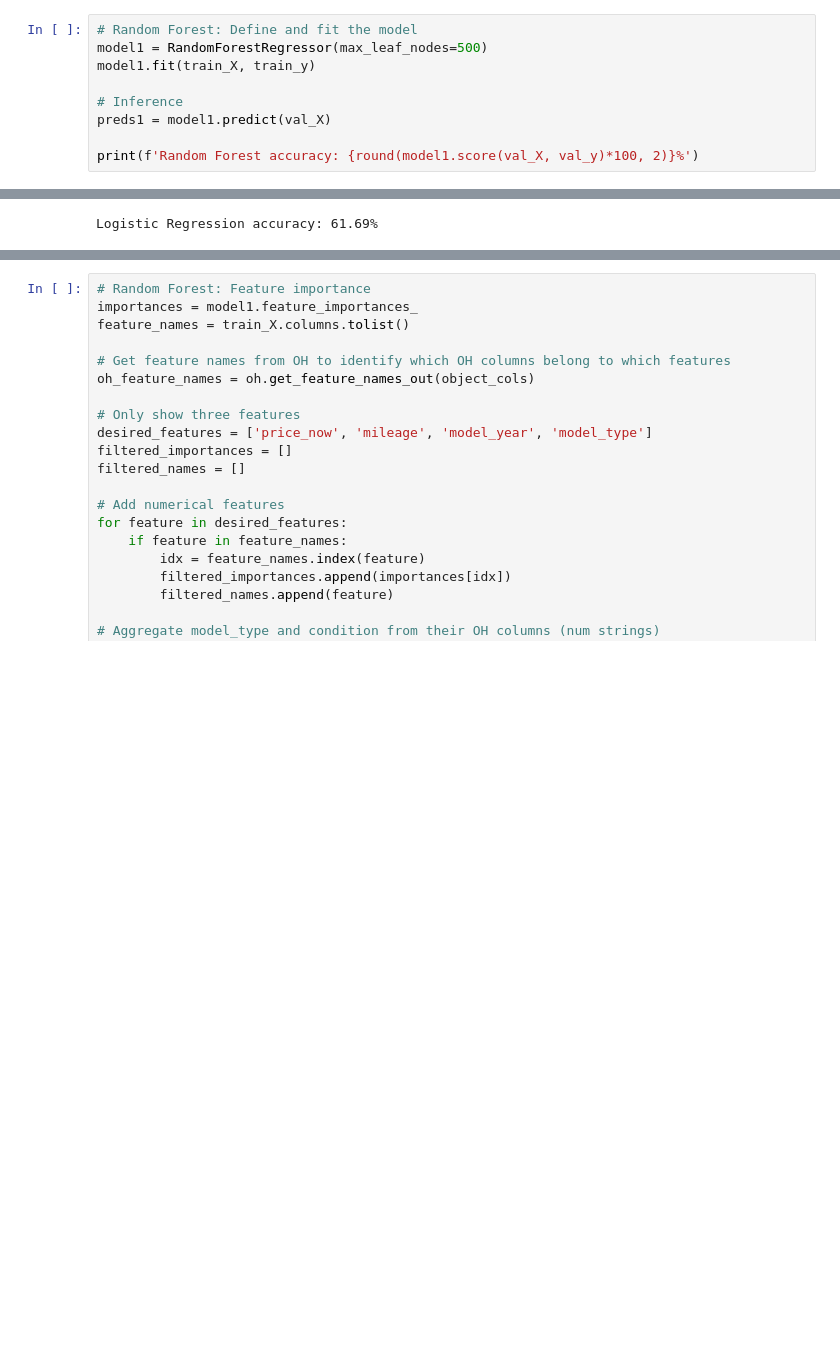
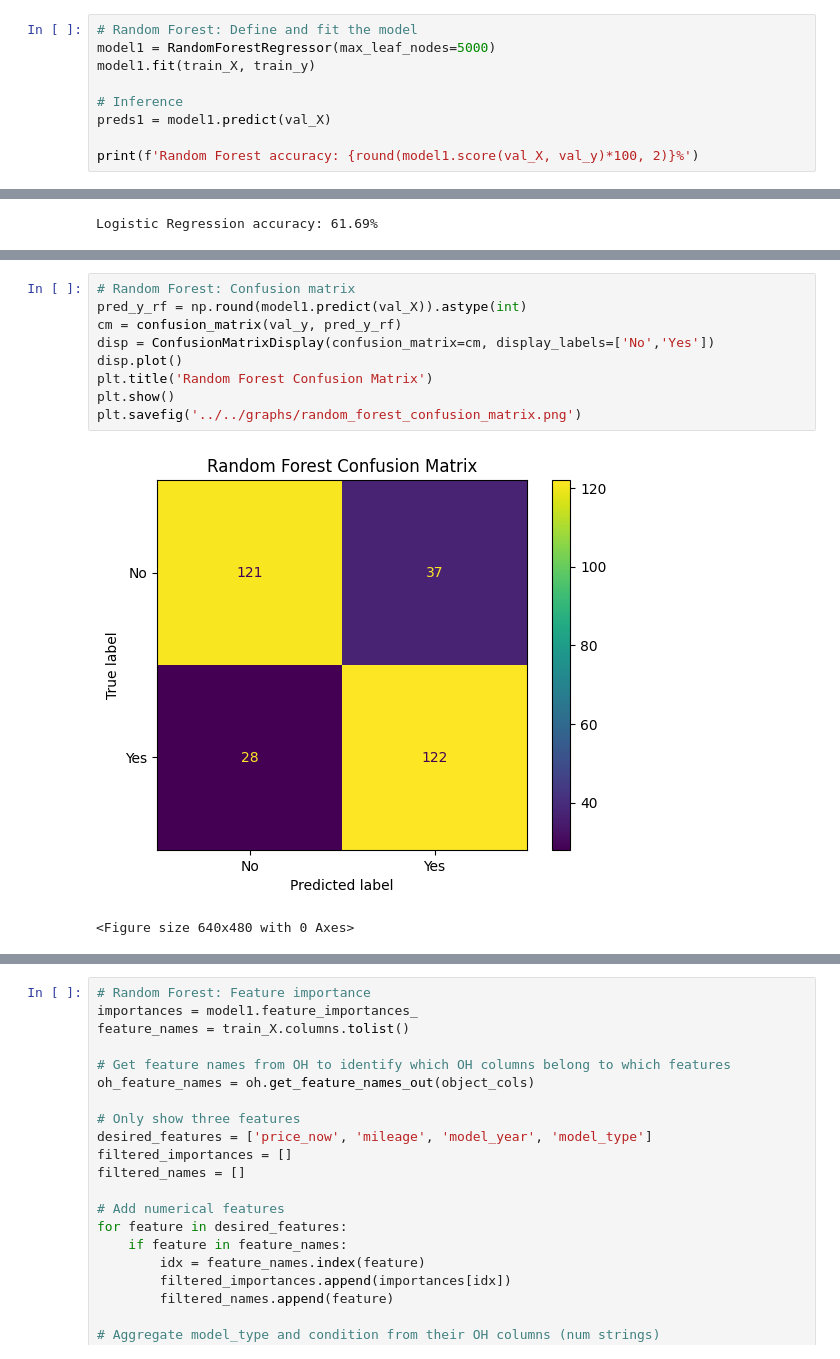
Before and after one commit to petpeevephobia/porsche-appreciation-predictor, a Jupyter notebook: project/notebooks/02_preprocessing_and_training.ipynb, the cells around one changed output, grey strips where cells are left out. Drawn from its saved outputs; the diff is of its cells as text; blank space fills up the shorter version.

Commit message:
feat: measure roc-auc and confusion matrices for rf and lr models

```diff
--- a/project/notebooks/02_preprocessing_and_training.ipynb
+++ b/project/notebooks/02_preprocessing_and_training.ipynb
@@ -120,6 +121,6 @@ Max leaf nodes: 50000           MAE: 0.27269480519480516
 # %%
 # Random Forest: Define and fit the model
-model1 = RandomForestRegressor(max_leaf_nodes=500)
+model1 = RandomForestRegressor(max_leaf_nodes=5000)
 model1.fit(train_X, train_y)
 
 # Inference
@@ -167,3 +169,15 @@ Logistic Regression
         F1-score: 64.0%
 
 The best model is using the Random Forest Regressor.
+# %%
+# Random Forest: Confusion matrix
+pred_y_rf = np.round(model1.predict(val_X)).astype(int)
+cm = confusion_matrix(val_y, pred_y_rf)
+disp = ConfusionMatrixDisplay(confusion_matrix=cm, display_labels=['No','Yes'])
+disp.plot()
+plt.title('Random Forest Confusion Matrix')
+plt.show()
+plt.savefig('../../graphs/random_forest_confusion_matrix.png')
+# %% [output]
+[figure, added]
+<Figure size 640x480 with 0 Axes>
```
Also changed, not shown: parts of 9 cells of this notebook, 11 other files.
